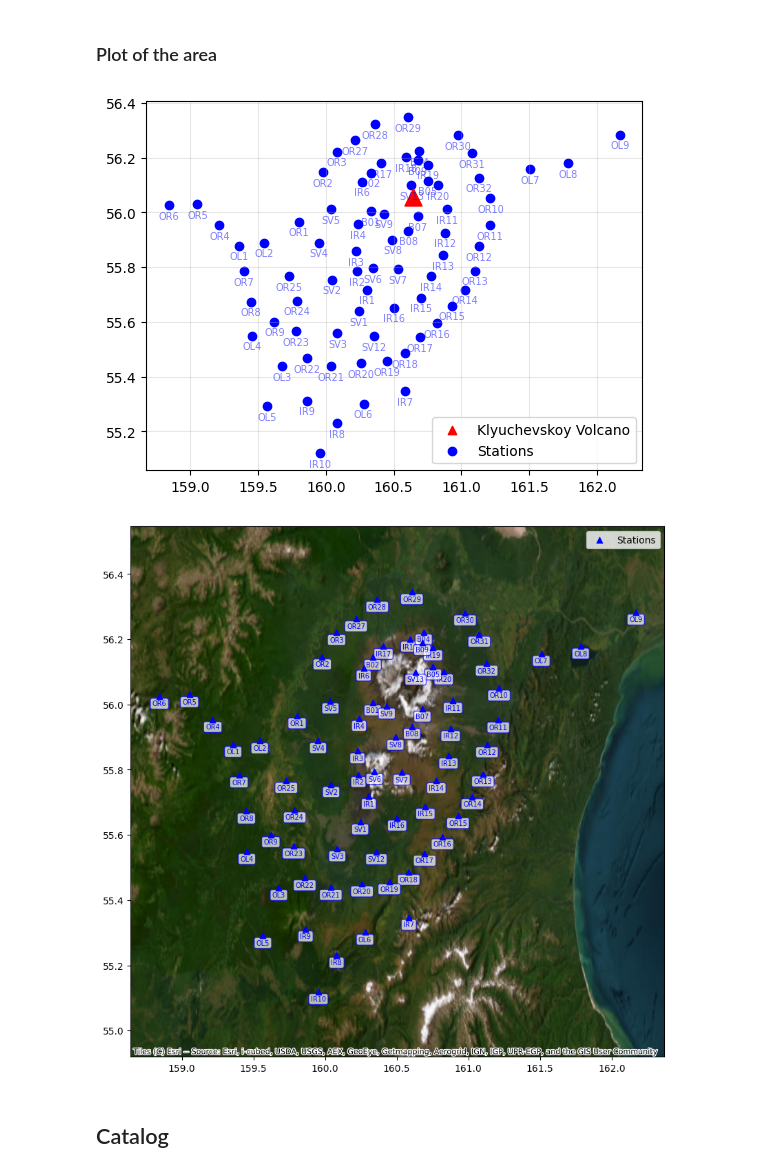
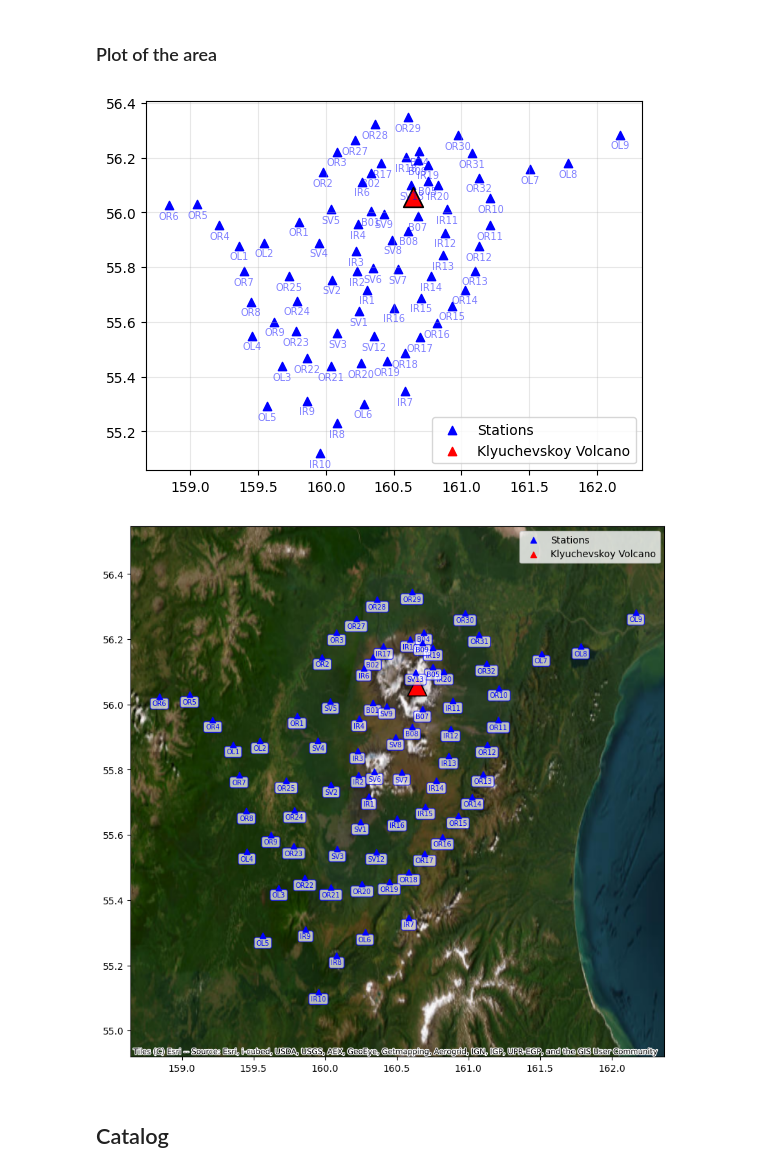
Before and after one commit to Mpinaz/Thesis, a Jupyter notebook: Plots_of_Catalog.ipynb, the cells around one changed output. Saved outputs shown, nothing was run; the diff lists cells and outputs as text; code cells hidden in the pictures.

```diff
--- a/Plots_of_Catalog.ipynb
+++ b/Plots_of_Catalog.ipynb
@@ -84,42 +59,45 @@ Klyuchevskoy = {"lon" : 56.056,
 for St in list(coordinates_for_station.keys()):
 
   lat, lon = coordinates_for_station[St][0], coordinates_for_station[St][1]
-  plt.scatter(lon, lat, marker="o", color="blue")
+  plt.scatter(lon, lat, marker="^", color="blue")
   plt.annotate(St, (lon, lat), textcoords="offset points", xytext=(0, -10), ha="center", fontsize=7, color="blue", alpha = 0.5)
 
-plt.scatter(Klyuchevskoy["lat"], Klyuchevskoy["lon"], marker="^", s=150, color="red")
+plt.scatter(Klyuchevskoy["lat"], Klyuchevskoy["lon"], marker="^", s=200, color="red", edgecolors="black", linewidths=1.2)
 
+plt.scatter([], [], marker="^", color="blue", label="Stations")
 plt.scatter([], [], marker="^", color="red", label="Klyuchevskoy Volcano")
-plt.scatter([], [], marker="o", color="blue", label="Stations")
 
 plt.legend()
 plt.grid("on",alpha=0.3)
 plt.savefig("Stazioni in relazione al vulcano.png")
 plt.show()
 # %% [output]
-[figure, old version]
+[figure, new version]
 # %%
 import contextily as cx
 
 fig, ax = plt.subplots(figsize=(10, 10))
 
 for St, (lat, lon) in coordinates_for_station.items():
     ax.scatter(lon, lat, marker="^", color="blue", zorder=5)
     ax.annotate(St, (lon, lat), textcoords="offset points",
             xytext=(0, -10), ha="center", fontsize=7, color="blue",
             bbox=dict(boxstyle="round", facecolor="white", edgecolor="blue", alpha=0.7))
+plt.scatter(Klyuchevskoy["lat"], Klyuchevskoy["lon"], marker="^", s=400, color="red", edgecolors="black", linewidths=1.2)
+
 
 ax.scatter([], [], marker="^", color="blue", label="Stations")
+plt.scatter([], [], marker="^", color="red", label="Klyuchevskoy Volcano")
 ax.legend()
 
 margin = 0.2
 ax.set_xlim(min(lons)-margin, max(lons)+margin)
 ax.set_ylim(min(lats)-margin, max(lats)+margin)
 
 cx.add_basemap(ax, crs="EPSG:4326", source=cx.providers.Esri.WorldImagery)
 plt.show()
 # %% [output]
-[figure, old version]
+[figure, new version]
 # %% [markdown]
 ## Catalog
 # %%
```
Also changed, not shown: parts of 13 cells of this notebook.
